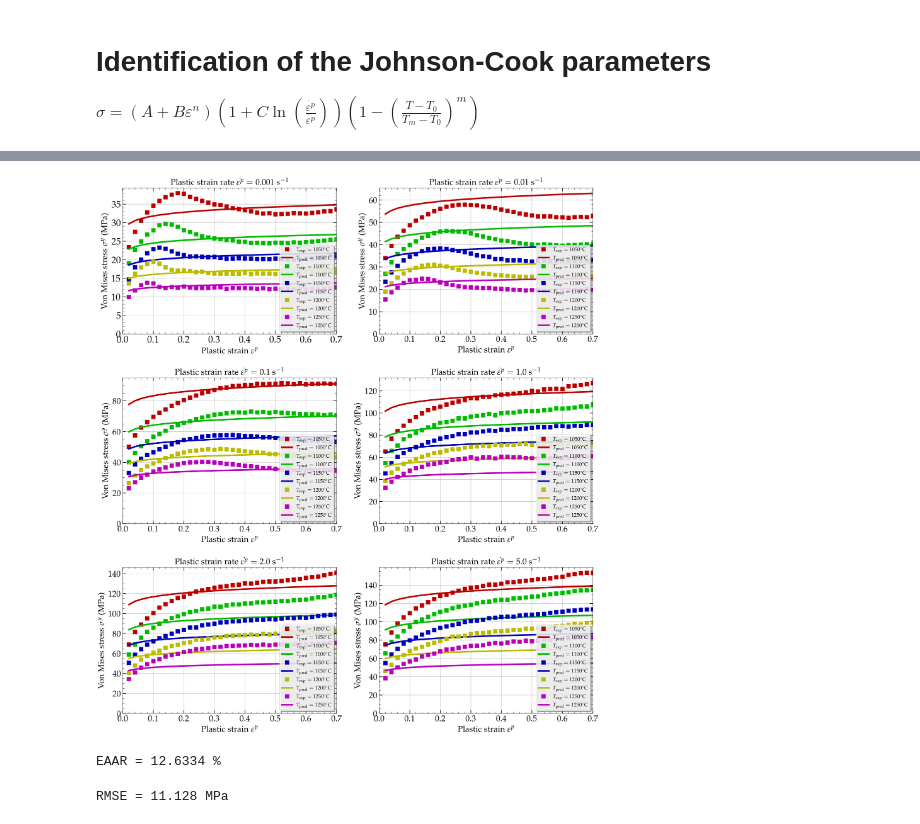
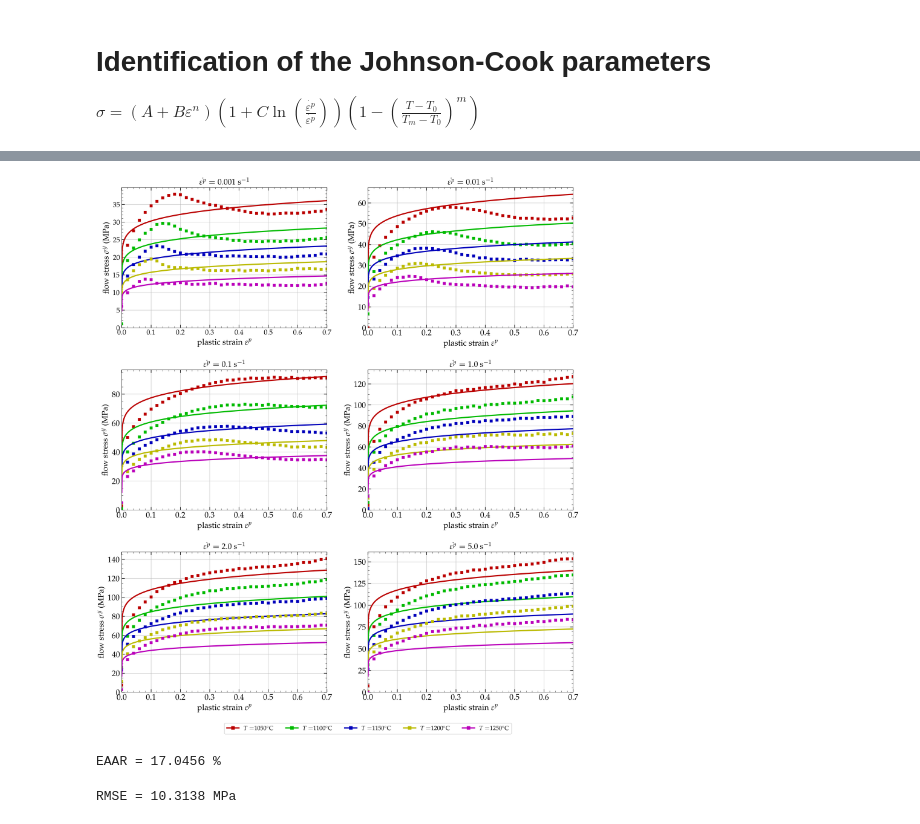
Before and after one commit to pantale/mdpi-metals-2023, a Jupyter notebook: Models/JC/JC-6.ipynb, the cells around one changed output, grey strips where cells are left out. Drawn from its saved outputs; the diff is of its cells as text; code cells hidden in the pictures.

Commit message:
Update of Johnson-Cook parameters and script

```diff
--- a/Models/JC/JC-6.ipynb
+++ b/Models/JC/JC-6.ipynb
@@ -118,4 +95,3 @@ plt.show()
 # %%
-sigT0 = shortData[shortData[:,2]==T0]
-sigT0[:,3] = (sigT0[:,3])/(A + B*(sigT0[:,0])**n)
-sigT0
+sigT0 = identData[identData[:,2]==T0]
+sigT0[:,3] = ((sigT0[:,3])/(A + B*(sigT0[:,0])**n)) - 1
@@ -197,27 +114,16 @@ C1=0.334742
 # %%
-sigEpsp0 = shortData[(shortData[:,1]==epsp0) & (shortData[:,2]!=T0)]
+sigEpsp0 = identData[(identData[:,1]==epsp0) & (identData[:,2]!=T0)]
 sigEpsp0[:,3] = 1 - (sigEpsp0[:,3]/((A + B*(sigEpsp0[:,0])**n)))
 # %%
-plt.figure(figsize =(12,8))
-plt.rc('text', usetex = True)
 J1 = []
 cl=0
-for epsj in list(strains[::3]):
+for epsj in list(strains):
     sbdata = sigEpsp0[sigEpsp0[:,0]==epsj]
     #print(sbdata)
     popt, pcov = curve_fit(specialFunction, np.log((sbdata[:,2]-T0)/(Tm-T0)), np.log(sbdata[:,3]), bounds=(-np.inf, [np.inf]))
     m1 = popt
     J1.append(m1)
-    plt.plot(np.log((sbdata[:,2]-T0)/(Tm-T0)),  np.log(sbdata[:,3]), colors[cl], label = r'$\varepsilon^p='+str(epsj)+ '$', marker='s', linestyle='None')
-    plt.plot(np.log((sbdata[:,2]-T0)/(Tm-T0)), specialFunction(np.log((sbdata[:,2]-T0)/(Tm-T0)), m1), colors[cl], lw=4)
-    plt.legend(loc = 'lower right',fancybox = True, numpoints = 1, fontsize = 14)
-    plt.xlabel(r'$\ln\ \left(T - T_0 / T_m - T_0\right)$', fontsize = 20)
-    plt.ylabel(r'$\ln\left(1 - \sigma^y/\left(A + B\varepsilon^{p^n}\right)\right)$', fontsize = 20)
-    plt.rcParams['xtick.labelsize'] = 18
-    plt.rcParams['ytick.labelsize'] = 18
     cl +=1
 m  = np.mean(J1)
 print("m=%g" %(m))
-plt.savefig('SigmaT.svg', bbox_inches = 'tight', pad_inches = 0)
-plt.show()
 # %% [output]
@@ -236,33 +141,38 @@ def JCconstitutiveLaw(eps, epsp, T):
     return (A + B * eps**n) * (1 + C * np.log(epsp / epsp0)) * (1 - ((T - T0) / (Tm - T0))**m)
 # %%
 # Plot the curves
+from matplotlib.lines import Line2D
+def create_dummy_line(**kwds):
+    return Line2D([], [], **kwds)
+
 plt.figure(figsize = sbPlotSize(nEpsp))
 plt.rc('text', usetex = True)
 idx = 1
 plt.subplots_adjust(hspace = 0.3)
 for epsp in list(epsps):
+    legendLine = []
     xs, ys = sbPlot(nEpsp)
     plt.subplot(xs, ys, idx)
     sbdata = shortData[shortData[:,1]==epsp]
     cl =0
     for temp in list(temperatures):
         sbdata1 = sbdata[sbdata[:,2]==temp]
-        plt.plot(sbdata1[:,0], sbdata1[:,3], colors[cl], label = r'$T_{\text{exp}} =\ $' + str(int(temp)) + r'$^{\circ}$C',  marker='s', markersize=7,linestyle = 'none')
-        plt.plot(strains, JCconstitutiveLaw(strains, epsp, temp), colors[cl], label = r'$T_{\text{pred}} =\ $' + str(int(temp)) + r'$^{\circ}$C', linewidth = 3)
+        plt.plot(sbdata1[:,0], sbdata1[:,3], colors[cl], marker = 's', markersize = 5, linestyle = 'none')
+        plt.plot(allStrains, JCconstitutiveLaw(allStrains, epsp, temp), colors[cl], linewidth = 2.5)
         plt.rcParams['xtick.labelsize'] = 16
         plt.rcParams['ytick.labelsize'] = 16
+        legendLine.append((r'$T=$' + str(int(temp)) + r'$^{\circ}$C', {'color':colors[cl], 'linestyle':'-', 'linewidth':2.5, 'marker':'s'}))
         cl +=1
-    plt.legend(loc = 'lower right', fancybox = True, numpoints = 1, fontsize = 10)
-    #plt.grid() # Plot the grid with default size
     plt.xlim(0, 0.7)
     plt.ylim(bottom=0)
-    plt.xlabel(r'Plastic strain $\varepsilon^p$', fontsize = 16) # Labels the x axis
-    plt.ylabel(r'Von Mises stress $\sigma^y$ (MPa)', fontsize = 16) # Labels the y axis
-    plt.title(r'Plastic strain rate $\dot{\varepsilon^p} = ' + str(epsp) + '$ s$^{-1}$', fontsize = 16) # Self explicit command
+    plt.xlabel(r'plastic strain $\varepsilon^p$', fontsize = 16) # Labels the x axis
+    plt.ylabel(r'flow stress $\sigma^y$ (MPa)', fontsize = 16) # Labels the y axis
+    plt.title(r'$\dot{\varepsilon^p} = ' + str(epsp) + '$ s$^{-1}$', fontsize = 16) # Self explicit command
     idx += 1
-#plt.savefig("CompExpJC.pdf", bbox_inches = 'tight', pad_inches = 0)
-plt.savefig("CompExpJC.svg", bbox_inches = 'tight', pad_inches = 0)
+plt.legend([create_dummy_line(**l[1]) for l in legendLine],[l[0] for l in legendLine],
+           loc = 'upper center', fontsize = 12, ncols = 5, bbox_to_anchor = (0.0, -0.2), shadow = False)
+plt.savefig("CompExpJC.svg")
 plt.show()
 # %% [output]
-[figure, old version]
+[figure, new version]
 # %%
@@ -270,10 +180,10 @@ JCstress = JCconstitutiveLaw(shortData[:,0], shortData[:,1], shortData[:,2])
 # %%
-EAAR = np.sum(np.abs((shortData[:,3] - JCstress)/(shortData[:,3])))*100/JCstress.shape[0]
+EAAR = np.sum(np.abs((allData[:,3] - JCstress)/(allData[:,3])))*100/JCstress.shape[0]
 print("EAAR = %g" %(EAAR) + ' %')
 # %% [output]
-EAAR = 12.6334 %
+EAAR = 17.0456 %
 # %%
-RMSE = np.sqrt(np.sum((shortData[:,3] - JCstress)**2)/JCstress.shape[0])
+RMSE = np.sqrt(np.sum((allData[:,3] - JCstress)**2)/JCstress.shape[0])
 print('RMSE = %g' %(RMSE)+' MPa')
 # %% [output]
-RMSE = 11.128 MPa
+RMSE = 10.3138 MPa
```
Also changed, not shown: parts of 17 cells of this notebook, 6 other files.
